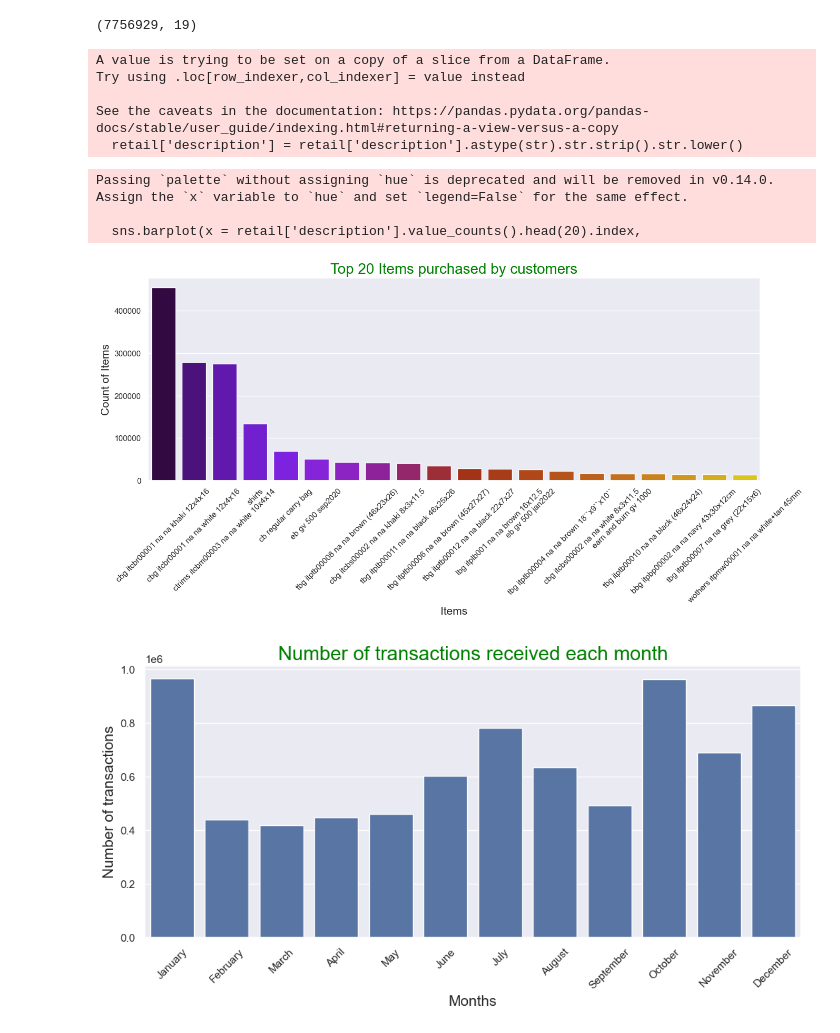
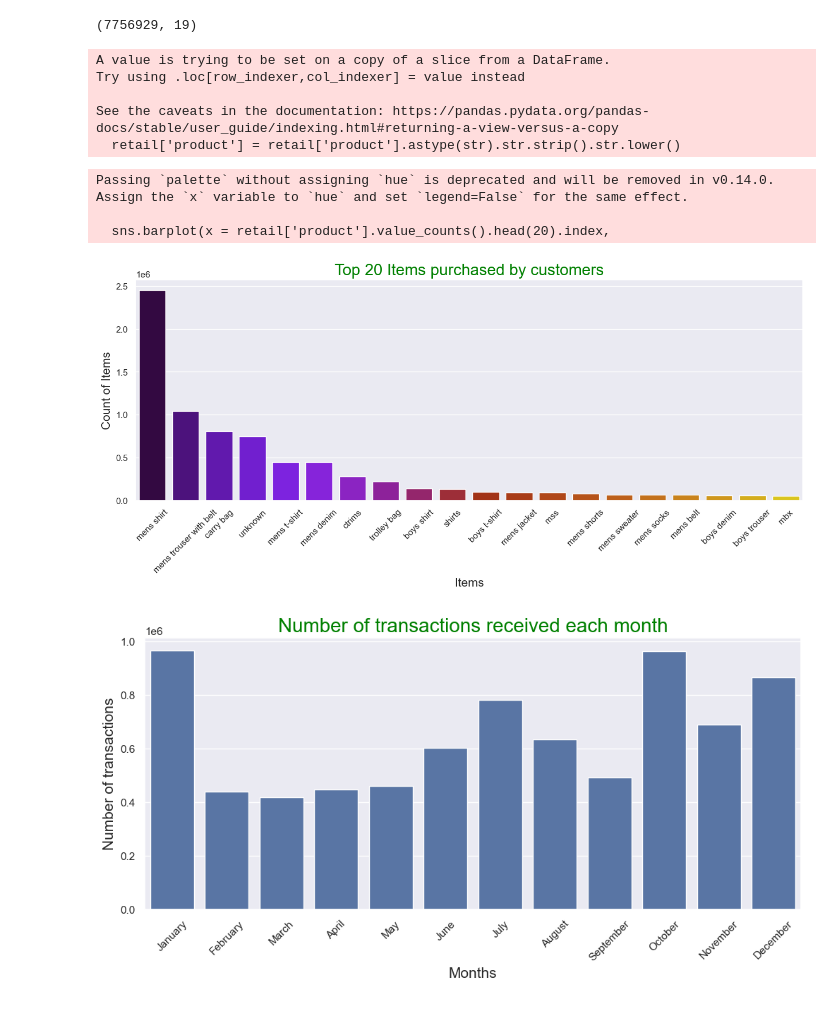
Before and after one commit to MORYKINGS/Prethesis, a Jupyter notebook: Prethesis.ipynb, the cells around one changed output. Drawn from its saved outputs; the diff is of its cells as text; code cells hidden in the pictures.

```diff
--- a/Prethesis.ipynb
+++ b/Prethesis.ipynb
@@ -891,28 +870,28 @@ print(retail.shape)
 (7756929, 19)
 # %%
 # Cleaning the description column
-retail['description'] = retail['description'].astype(str).str.strip().str.lower()
+retail['product'] = retail['product'].astype(str).str.strip().str.lower()
 # %% [output]
 A value is trying to be set on a copy of a slice from a DataFrame.
 Try using .loc[row_indexer,col_indexer] = value instead
 
 See the caveats in the documentation: https://pandas.pydata.org/pandas-docs/stable/user_guide/indexing.html#returning-a-view-versus-a-copy
-  retail['description'] = retail['description'].astype(str).str.strip().str.lower()
+  retail['product'] = retail['product'].astype(str).str.strip().str.lower()
 # %%
 plt.figure(figsize=(15,5))
-sns.barplot(x = retail['description'].value_counts().head(20).index,
-            y = retail['description'].value_counts().head(20).values,
+sns.barplot(x = retail['product'].value_counts().head(20).index,
+            y = retail['product'].value_counts().head(20).values,
             palette = 'gnuplot')
 plt.xlabel('Items', size = 15)
 plt.xticks(rotation=45)
 plt.ylabel('Count of Items', size = 15)
 plt.title('Top 20 Items purchased by customers', color = 'green', size = 20)
 plt.show()
 # %% [output]
 Passing `palette` without assigning `hue` is deprecated and will be removed in v0.14.0. Assign the `x` variable to `hue` and set `legend=False` for the same effect.
 
-  sns.barplot(x = retail['description'].value_counts().head(20).index,
+  sns.barplot(x = retail['product'].value_counts().head(20).index,
-[figure, old version]
+[figure, new version]
 # %%
 # Count transactions per month
 month_tran = retail.groupby('month')['bill_id'].count().reset_index()
```
Also changed, not shown: parts of 13 cells of this notebook.
